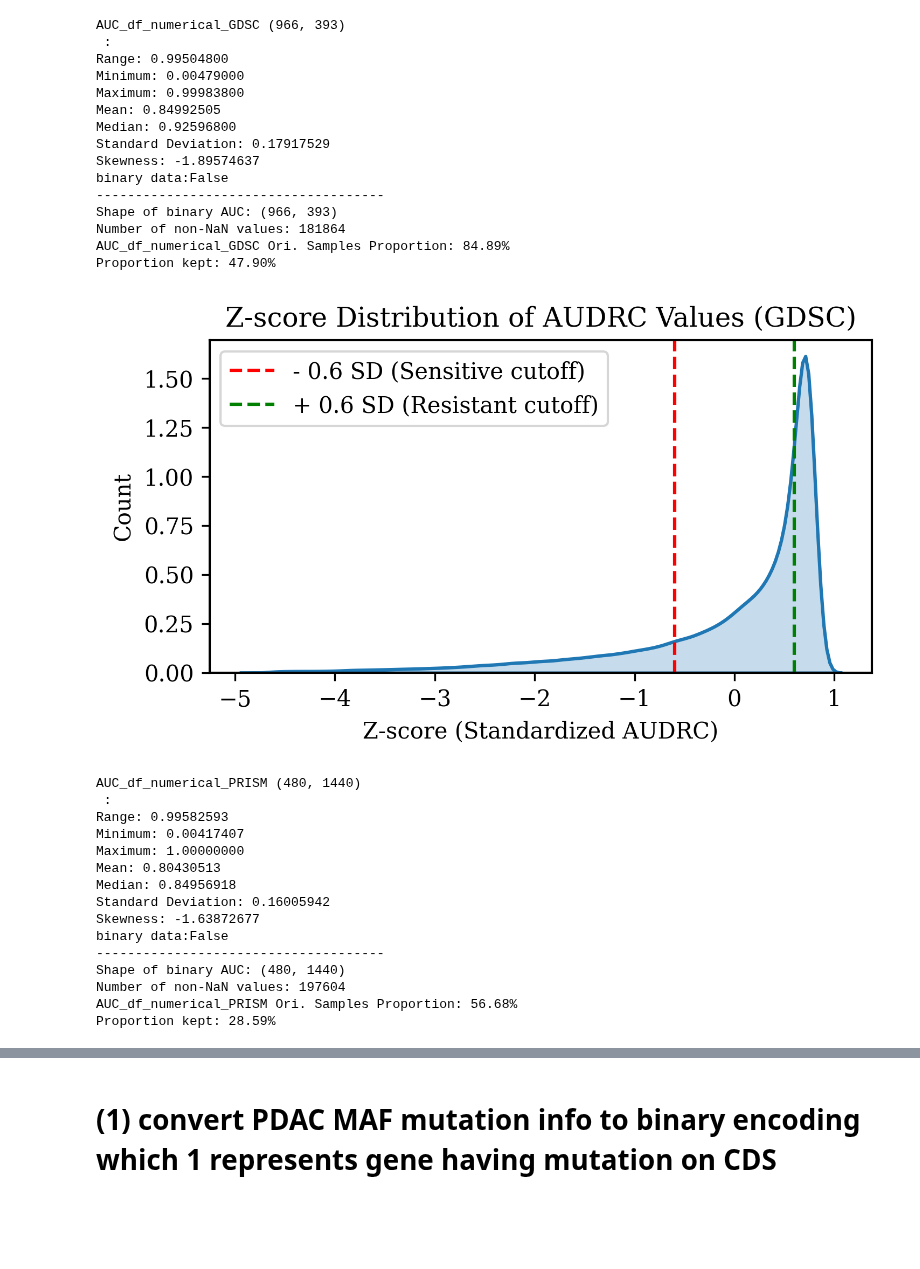
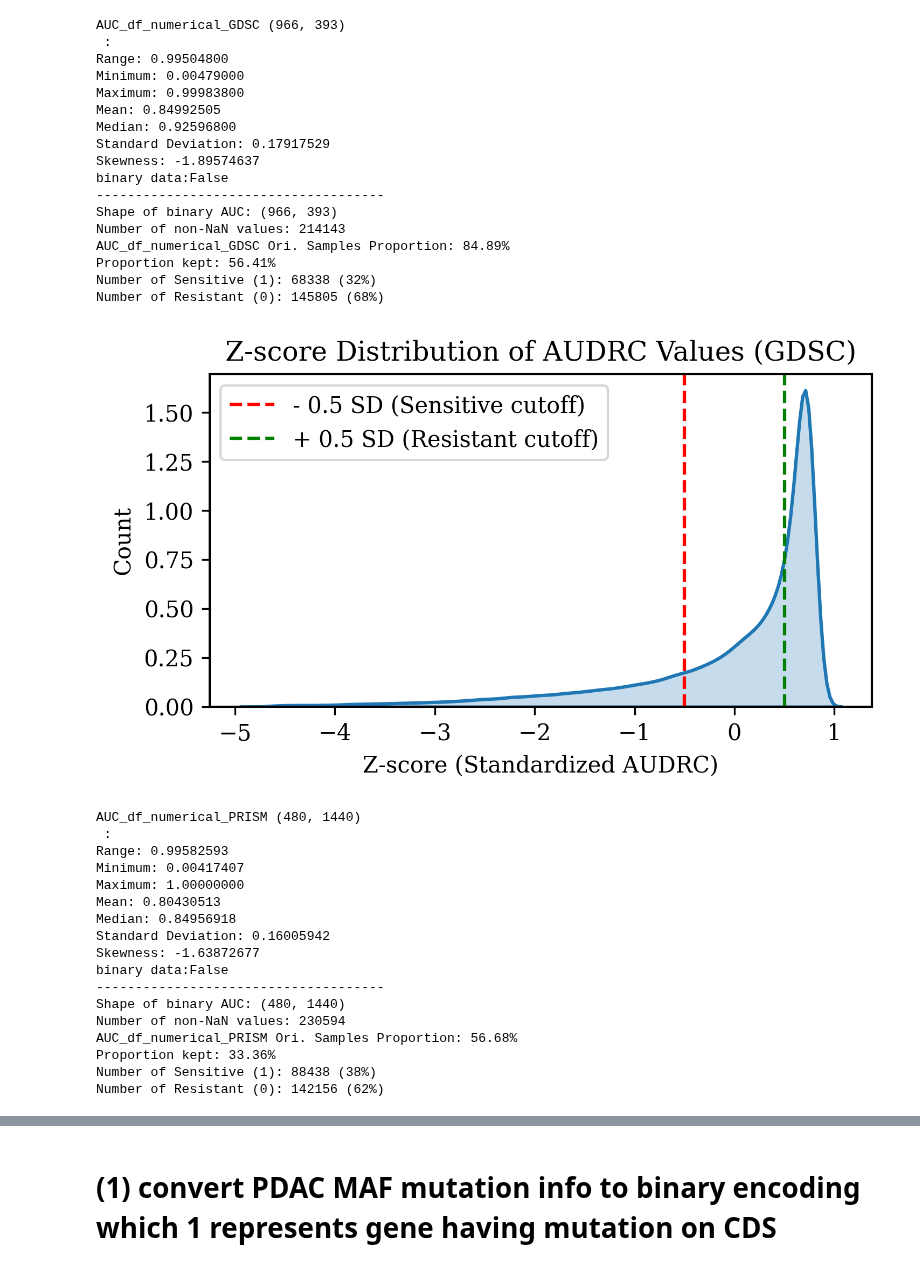
Before and after one commit to chiu-kai/ESPF_OMICS, a Jupyter notebook: utils/convert_mutation_toBinary.ipynb, the cells around one changed output, grey strips where cells are left out. Saved outputs shown, nothing was run; the diff lists cells and outputs as text; code cells hidden in the pictures; blank space fills up the shorter version.

```diff
--- a/utils/convert_mutation_toBinary.ipynb
+++ b/utils/convert_mutation_toBinary.ipynb
@@ -1,5 +1,5 @@
 # %%
-SD_threshold = 0.6
+SD_threshold = 0.5
 import pandas as pd
 import numpy as np
 import torch
@@ -60,6 +60,8 @@ print("Number of non-NaN values:", AUC_binary.notna().sum().sum())
 print("AUC_df_numerical_GDSC Ori. Samples Proportion: {:.2f}%".format(100 * AUC_df_numerical_GDSC.notna().sum().sum() / AUC_df_numerical_GDSC.size))
 print("Proportion kept: {:.2f}%".format(100 * AUC_binary.notna().sum().sum() / AUC_binary.size))
 AUC_binary.to_csv(f"../../data/DAPL/share/GDSC_AUC_binary_labels_zscore_cutoff{SD_threshold}.csv")
+print(f"Number of Sensitive (1): {(AUC_binary == 1).sum().sum()} ({100 *((AUC_binary == 1).sum().sum())/(AUC_binary.notna().sum().sum()):.0f}%)")# 敏感樣本數
+print(f"Number of Resistant (0): {(AUC_binary == 0).sum().sum()} ({100 *((AUC_binary == 0).sum().sum())/(AUC_binary.notna().sum().sum()):.0f}%)")# 抗藥樣本數
 # 繪圖
 # plt.figure(figsize=(10, 5))
 sns.kdeplot(AUC_zscore.values.flatten(), fill=True, linewidth=1.5)
@@ -88,36 +90,40 @@ print("Shape of binary AUC:", AUC_binary.shape)
 print("Number of non-NaN values:", AUC_binary.notna().sum().sum())
 print("AUC_df_numerical_PRISM Ori. Samples Proportion: {:.2f}%".format(100 * AUC_df_numerical_PRISM.notna().sum().sum() / AUC_df_numerical_PRISM.size))
 print("Proportion kept: {:.2f}%".format(100 * AUC_binary.notna().sum().sum() / AUC_binary.size))
 AUC_binary.to_csv(f"../../data/no_Imputation_PRISM_Repurposing_Secondary_Screen_data/PRISM_AUDRC_binary_label_zscore_cutoff{SD_threshold}.csv")
+print(f"Number of Sensitive (1): {(AUC_binary == 1).sum().sum()} ({100 *((AUC_binary == 1).sum().sum())/(AUC_binary.notna().sum().sum()):.0f}%)")# 敏感樣本數
+print(f"Number of Resistant (0): {(AUC_binary == 0).sum().sum()} ({100 *((AUC_binary == 0).sum().sum())/(AUC_binary.notna().sum().sum()):.0f}%)")# 抗藥樣本數
 # 繪圖
 # plt.figure(figsize=(10, 5))
 sns.kdeplot(AUC_zscore.values.flatten(), fill=True, linewidth=1.5)
 # 加上 cutoff 線
 plt.axvline(x=-SD_threshold, color='red', linestyle='--', label=f'- {SD_threshold} SD (Sensitive cutoff)')
 plt.axvline(x=SD_threshold, color='green', linestyle='--', label=f'+ {SD_threshold} SD (Resistant cutoff)')
 plt.title("Z-score Distribution of AUDRC Values (PRISM)")
 plt.xlabel("Z-score (Standardized AUDRC)")
 plt.ylabel("Count")
 plt.legend()
 plt.tight_layout()
 plt.show()
 # %% [output]
 AUC_df_numerical_GDSC (966, 393)
  :
 Range: 0.99504800
 Minimum: 0.00479000
 Maximum: 0.99983800
 Mean: 0.84992505
 Median: 0.92596800
 Standard Deviation: 0.17917529
 Skewness: -1.89574637
 binary data:False
 -------------------------------------
 Shape of binary AUC: (966, 393)
-Number of non-NaN values: 181864
+Number of non-NaN values: 214143
 AUC_df_numerical_GDSC Ori. Samples Proportion: 84.89%
-Proportion kept: 47.90%
+Proportion kept: 56.41%
+Number of Sensitive (1): 68338 (32%)
+Number of Resistant (0): 145805 (68%)
-[figure, old version]
+[figure, new version]
 AUC_df_numerical_PRISM (480, 1440)
  :
 Range: 0.99582593
@@ -130,6 +136,8 @@ Skewness: -1.63872677
 binary data:False
 -------------------------------------
 Shape of binary AUC: (480, 1440)
-Number of non-NaN values: 197604
+Number of non-NaN values: 230594
 AUC_df_numerical_PRISM Ori. Samples Proportion: 56.68%
-Proportion kept: 28.59%
+Proportion kept: 33.36%
+Number of Sensitive (1): 88438 (38%)
+Number of Resistant (0): 142156 (62%)
```
Also changed, not shown: parts of 1 cell of this notebook, 5 other files.
